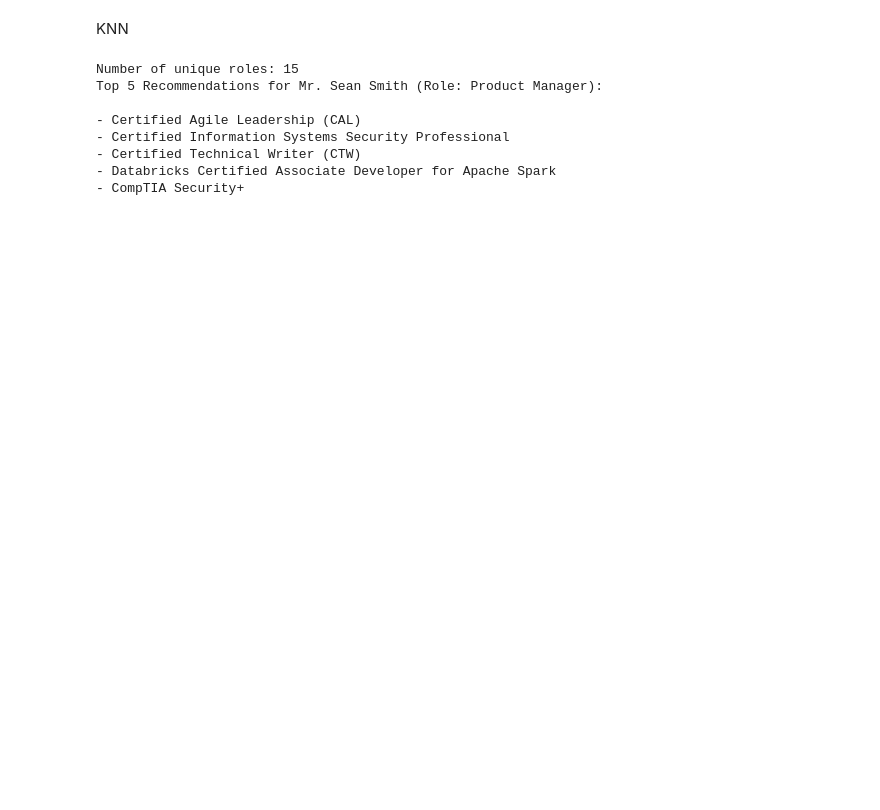
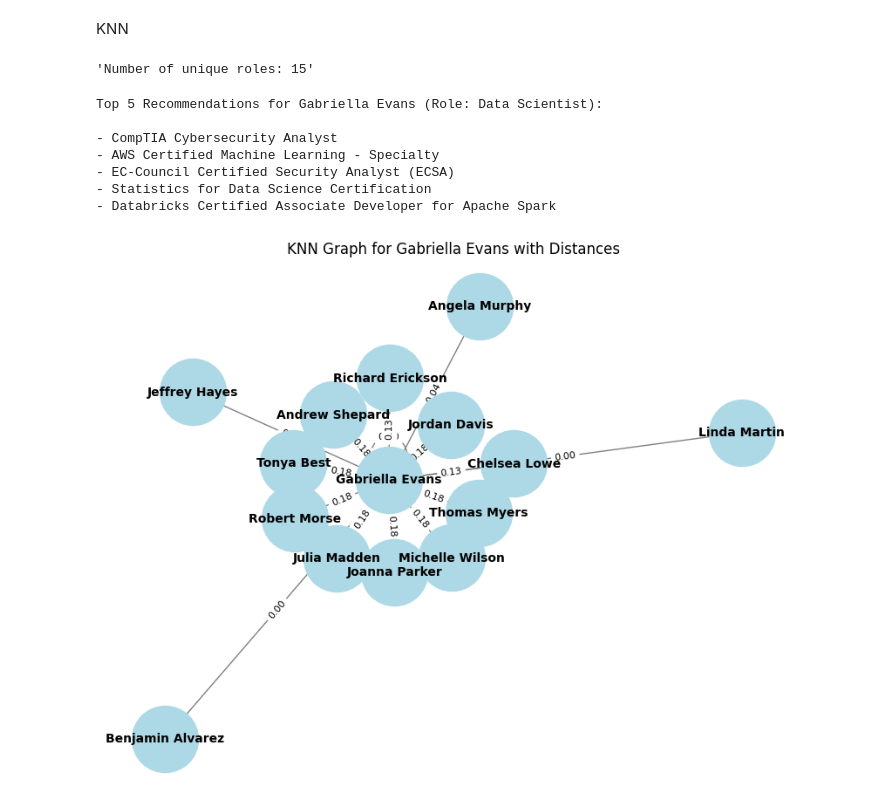
Before and after one commit to rithik18/fp, a Jupyter notebook: DataScience/new_Ds.ipynb, the cells around one changed output. Saved outputs shown, nothing was run; the diff lists cells and outputs as text; code cells hidden in the pictures; blank space fills up the shorter version.

```diff
--- a/DataScience/new_Ds.ipynb
+++ b/DataScience/new_Ds.ipynb
@@ -80,7 +120,3 @@ print(f"Unique Roles: {unique_roles}")
 # %% [output]
 Unique Certifications: 232
 Unique Roles: 15
-# %%
-cert_count = user_cert_df.groupby('userId_x')['has_certification'].sum().reset_index()
-cert_count.columns = ['userId_x', 'certification_count']
-user_cert_df = user_cert_df.merge(cert_count, on='userId_x', how='left')
@@ -91,3 +125,4 @@ user_id = '579c6abd-99d0-4012-bc58-ee780164255d'  #softwareEngineer
 user_id = '9448612f-8305-46e7-8306-a1e185013991'  #Backend Dev
 user_id = 'c1705e9d-9950-4604-94f6-ef96177b33cc'  #ML
 user_id = '9ef4d8b9-a6e5-4cef-a42f-0aa1f7d821e1'  #Product manager
+user_id = '52a4889a-757d-47ed-a4ae-f31a020e35b1'  #Data Scientist
@@ -271,24 +291,28 @@ KNN
 # %%
 from sklearn.neighbors import NearestNeighbors
 import pandas as pd
+from IPython.display import display
+import networkx as nx
 
 # Load the user_certification DataFrame (assuming it has role information)
 
 
 # Pivot the data to create a user-certification matrix
 user_cert_matrix = user_cert_df.pivot_table(index='userId_x', columns='certificationId', values='isVerified').fillna(0)
-
+# print(pd.DataFrame(user_cert_matrix))
 # Create a DataFrame to map user IDs to names, roles, and certification IDs to names
 user_info = user_cert_df[['userId_x', 'user_name', 'role_id', 'role_name']].drop_duplicates().set_index('userId_x')
 cert_names = user_cert_df[['certificationId', 'certificationName']].drop_duplicates().set_index('certificationId')
 
 # Calculate the number of unique roles
 unique_roles = user_cert_df['role_id'].nunique()  # or 'role_name' if you want to use role names
-print(f"Number of unique roles: {unique_roles}")
+display(f"Number of unique roles: {unique_roles}")
 
 # Build the KNN model with neighbors based on the unique roles
 knn_model = NearestNeighbors(metric='cosine', algorithm='brute', n_neighbors=unique_roles)
 knn_model.fit(user_cert_matrix)
+# cluster_labels = knn_model.labels_
+# cluster_centers = knn_model.cluster_centers_
 
 # Function to recommend top 5 certifications using KNN with neighbor count based on roles
 def recommend_knn_by_role(user_id):
@@ -304,38 +328,80 @@ def recommend_knn_by_role(user_id):
 
     # Ignore the first neighbor, as it will be the user itself
     similar_users = user_cert_matrix.index[indices.flatten()[1:]]
 
     # Aggregate certifications from similar users and recommend
     similar_users_certifications = user_cert_matrix.loc[similar_users].sum().sort_values(ascending=False)
     user_certifications = user_cert_matrix.loc[user_id]
 
     # Filter out certifications that the user already has
     recommended_certs = similar_users_certifications[user_certifications == 0].head(5)  # Get top 5
 
     # Create a DataFrame for the recommended certifications with user names
     recommended_cert_names = pd.DataFrame(recommended_certs).reset_index()
     recommended_cert_names.columns = ['certificationId', 'count']
     recommended_cert_names = recommended_cert_names.merge(cert_names, on='certificationId')
 
     # Get user info for the requesting user
     user_name = user_info.loc[user_id, 'user_name']
     user_role = user_info.loc[user_id, 'role_name']  # Get the user's role name
 
     # Displaying the user name and role along with recommended certifications
     print(f"Top 5 Recommendations for {user_name} (Role: {user_role}):\n")
 
     for _, row in recommended_cert_names.iterrows():
         print(f"- {row['certificationName']}")
 
     # return recommended_cert_names
+def recommend_knn_by_role_with_graph(user_id):
+    # Ensure that the user exists
+    if user_id not in user_cert_matrix.index:
+        return f"User ID {user_id} not found in the dataset."
 
+    # Get the index of the user in the matrix
+    user_idx = user_cert_matrix.index.get_loc(user_id)
+
+    # Find nearest neighbors (based on unique role count)
+    distances, indices = knn_model.kneighbors([user_cert_matrix.iloc[user_idx]], n_neighbors=unique_roles + 1)
+
+    # Ignore the first neighbor, as it will be the user itself
+    similar_users = user_cert_matrix.index[indices.flatten()[1:]]
+    similar_distances = distances.flatten()[1:]  # Corresponding distances
+
+    # Create a graph
+    G = nx.Graph()
+
+    # Add the target user as a node
+    target_user_name = user_info.loc[user_id, 'user_name']
+    G.add_node(target_user_name, label='Target User')
+
+    # Add similar users to the graph with distances as edge labels
+    for idx, distance in zip(indices.flatten()[1:], similar_distances):
+        similar_user_name = user_info.loc[user_cert_matrix.index[idx], 'user_name']
+        G.add_node(similar_user_name, label='Similar User')
+        G.add_edge(target_user_name, similar_user_name, weight=distance)  # Connect the user to neighbors with distance
+
+    # Plot the graph
+    plt.figure(figsize=(8, 6))
+    pos = nx.spring_layout(G, seed=42)  # Layout for positioning nodes
+    nx.draw(G, pos, with_labels=True, node_color='lightblue', font_size=10, node_size=3000, font_color='black', font_weight='bold', edge_color='gray')
+
+    # Draw edge labels to show the distances
+    edge_labels = {(target_user_name, user_info.loc[user_cert_matrix.index[idx], 'user_name']): f"{dist:.2f}" for idx, dist in zip(indices.flatten()[1:], similar_distances)}
+    nx.draw_networkx_edge_labels(G, pos, edge_labels=edge_labels, font_size=8)
+
+    plt.title(f"KNN Graph for {target_user_name} with Distances")
+    plt.show()
+
+# Example call to the function
 recommend_knn_by_role(user_id)
+recommend_knn_by_role_with_graph(user_id)
 # %% [output]
-Number of unique roles: 15
-Top 5 Recommendations for Mr. Sean Smith (Role: Product Manager):
-
-- Certified Agile Leadership (CAL)
-- Certified Information Systems Security Professional
-- Certified Technical Writer (CTW)
-- Databricks Certified Associate Developer for Apache Spark
-- CompTIA Security+
+'Number of unique roles: 15'
+Top 5 Recommendations for Gabriella Evans (Role: Data Scientist):
+
+- CompTIA Cybersecurity Analyst
+- AWS Certified Machine Learning - Specialty
+- EC-Council Certified Security Analyst (ECSA)
+- Statistics for Data Science Certification
+- Databricks Certified Associate Developer for Apache Spark
+[figure, added]
```
Also changed, not shown: parts of 15 cells of this notebook.
